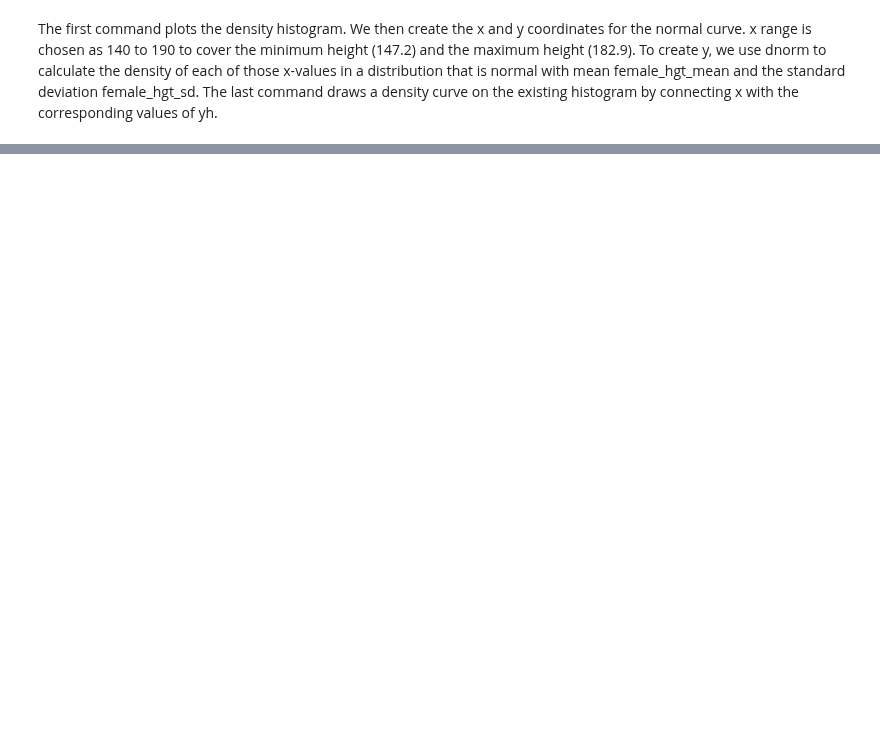
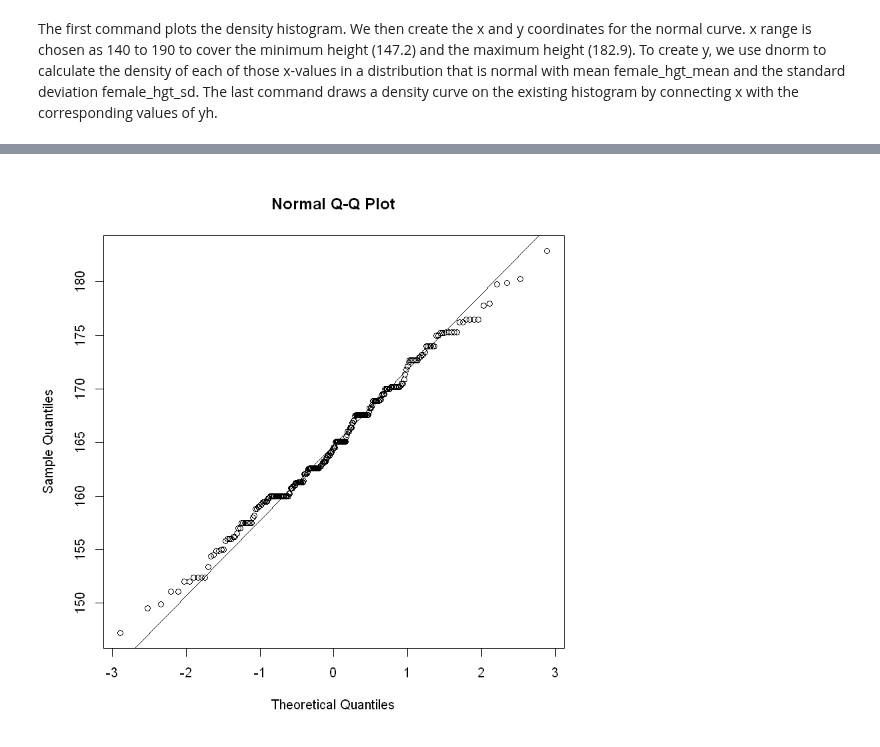
Before and after one commit to iamjz/R-Data, a Jupyter notebook: ContinuousDistributions.ipynb, the cells around one changed output, grey strips where cells are left out. Saved outputs shown, nothing was run; the diff lists cells and outputs as text; code cells hidden in the pictures; blank space fills up the shorter version.

```diff
--- a/ContinuousDistributions.ipynb
+++ b/ContinuousDistributions.ipynb
@@ -435,0 +452,5 @@ lines(x = x, y = y, col = "blue")
+# %%
+qqnorm(female$hgt)
+qqline(female$hgt)
+# %% [output]
+[figure, added]
```
Also changed, not shown: parts of 21 cells of this notebook.
